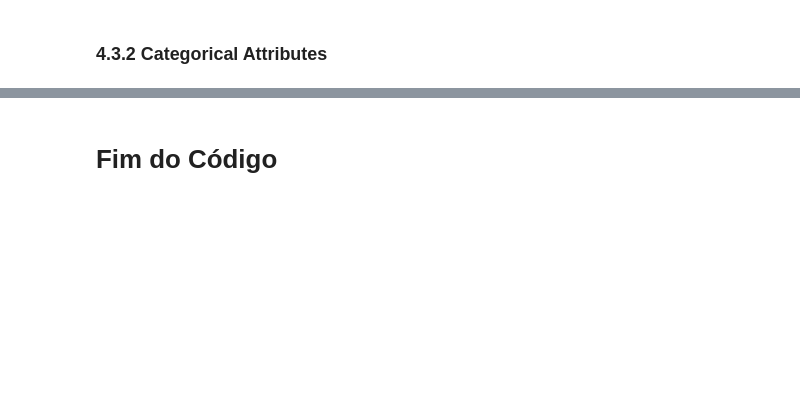
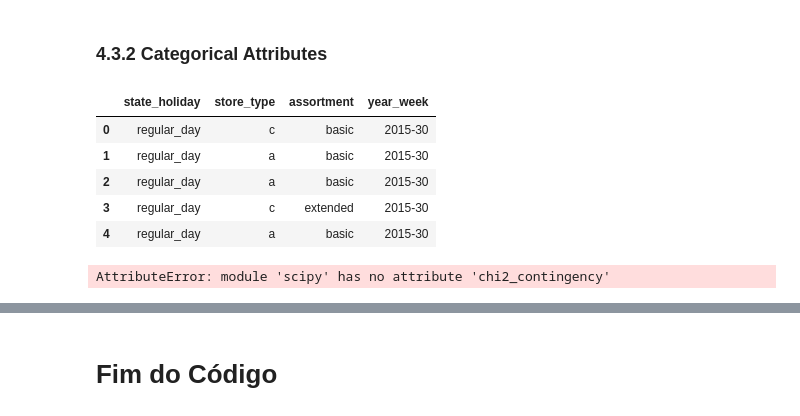
Before and after one commit to luanipiva/ds_producao_Mar21, a Jupyter notebook: m04_video1_store_sales_prediction.ipynb, the cells around one changed output, grey strips where cells are left out. Cells and saved outputs as stored; diff of their text form; code cells hidden in the pictures; blank space fills up the shorter version.

```diff
--- a/m04_video1_store_sales_prediction.ipynb
+++ b/m04_video1_store_sales_prediction.ipynb
@@ -902,0 +910,11 @@ H13          Verdadeira   Baixa
+# %%
+a = df4.select_dtypes(include = "object")
+# %%
+a.head()
+# %% [output]
+|  | state_holiday | store_type | assortment | year_week |
+| 0 | regular_day | c | basic | 2015-30 |
+| 1 | regular_day | a | basic | 2015-30 |
+| 2 | regular_day | a | basic | 2015-30 |
+| 3 | regular_day | c | extended | 2015-30 |
+| 4 | regular_day | a | basic | 2015-30 |
@@ -902,0 +933,8 @@ H13          Verdadeira   Baixa
+# %%
+a = df4.select_dtypes( include='object' )
+
+a1 = cramer_v(a['state_holiday'], a['state_holiday'])
+a2 = cramer_v(a['state_holiday'], a['store_type'])
+a3 = cramer_v(a['state_holiday'], a['store_type'])
+# %% [output]
+AttributeError: module 'scipy' has no attribute 'chi2_contingency'
```
Also changed, not shown: parts of 5 cells of this notebook.
